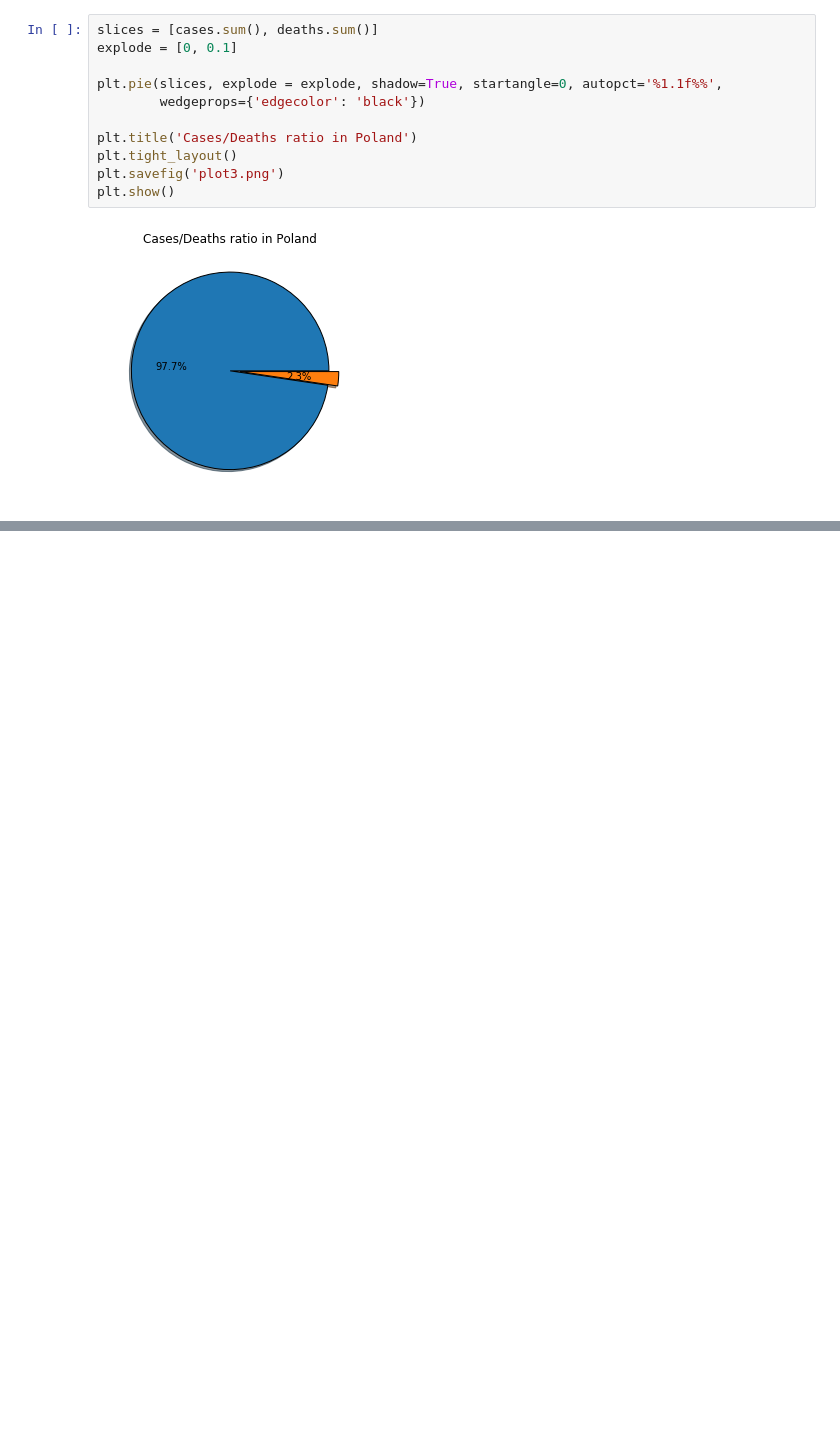
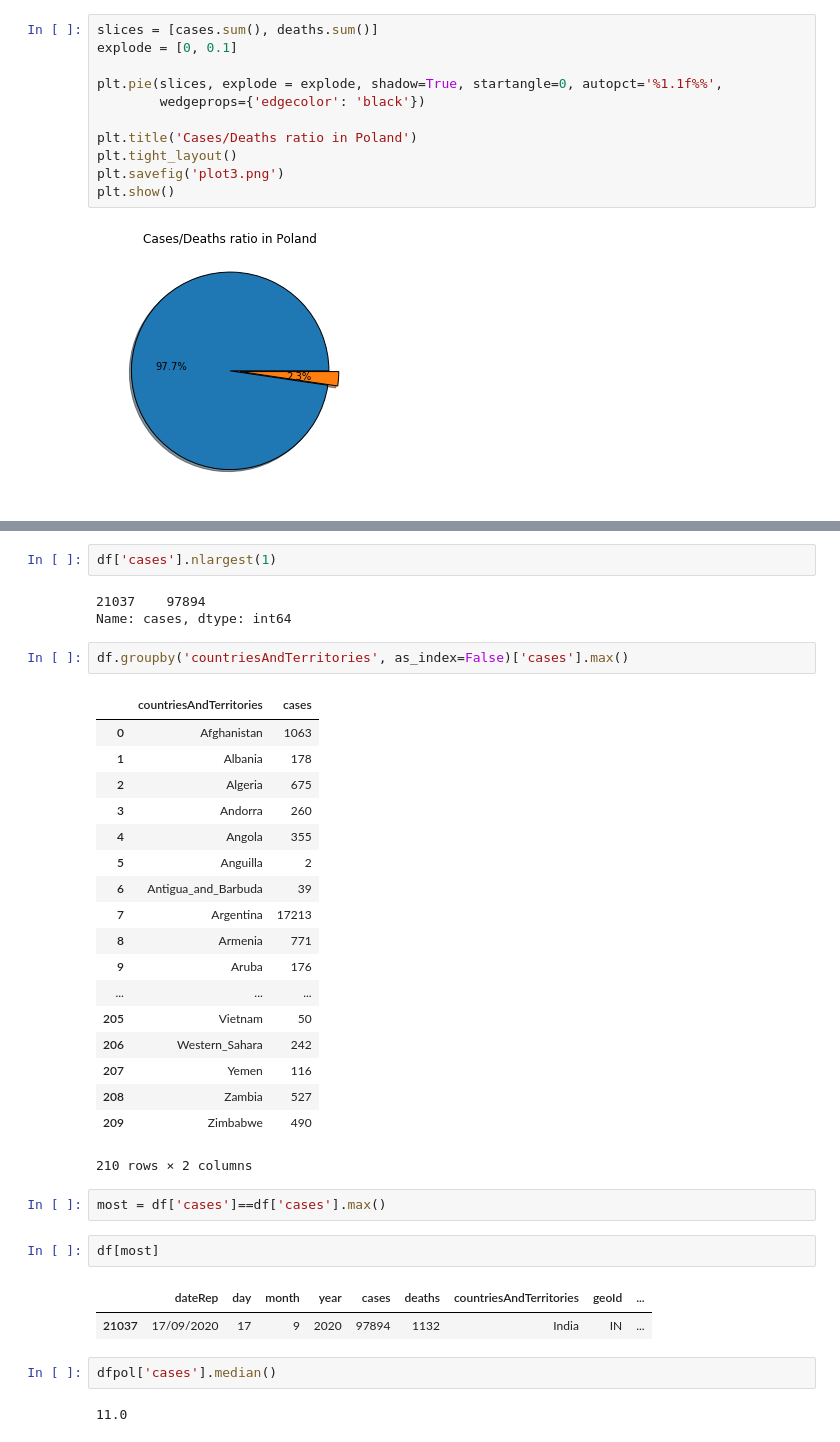
Before and after one commit to Remek953/Covid19---Charts, a Jupyter notebook: Moj Projekt.ipynb, the cells around one changed output, grey strips where cells are left out. Drawn from its saved outputs; the diff is of its cells as text; blank space fills up the shorter version.

```diff
--- a/Moj Projekt.ipynb
+++ b/Moj Projekt.ipynb
@@ -82,0 +83,37 @@ plt.show()
+# %%
+df['cases'].nlargest(1)
+# %% [output]
+21037    97894
+Name: cases, dtype: int64
+# %%
+df.groupby('countriesAndTerritories', as_index=False)['cases'].max()
+# %% [output]
+|  | countriesAndTerritories | cases |
+| 0 | Afghanistan | 1063 |
+| 1 | Albania | 178 |
+| 2 | Algeria | 675 |
+| 3 | Andorra | 260 |
+| 4 | Angola | 355 |
+| 5 | Anguilla | 2 |
+| 6 | Antigua_and_Barbuda | 39 |
+| 7 | Argentina | 17213 |
+| 8 | Armenia | 771 |
+| 9 | Aruba | 176 |
+| ... | ... | ... |
+| 205 | Vietnam | 50 |
+| 206 | Western_Sahara | 242 |
+| 207 | Yemen | 116 |
+| 208 | Zambia | 527 |
+| 209 | Zimbabwe | 490 |
+210 rows × 2 columns
+# %%
+most = df['cases']==df['cases'].max()
+# %%
+df[most]
+# %% [output]
+|  | dateRep | day | month | year | cases | deaths | countriesAndTerritories | geoId | ... |
+| 21037 | 17/09/2020 | 17 | 9 | 2020 | 97894 | 1132 | India | IN | ... |
+# %%
+dfpol['cases'].median()
+# %% [output]
+11.0
```
Also changed, not shown: parts of 11 cells of this notebook, 6 other files.
